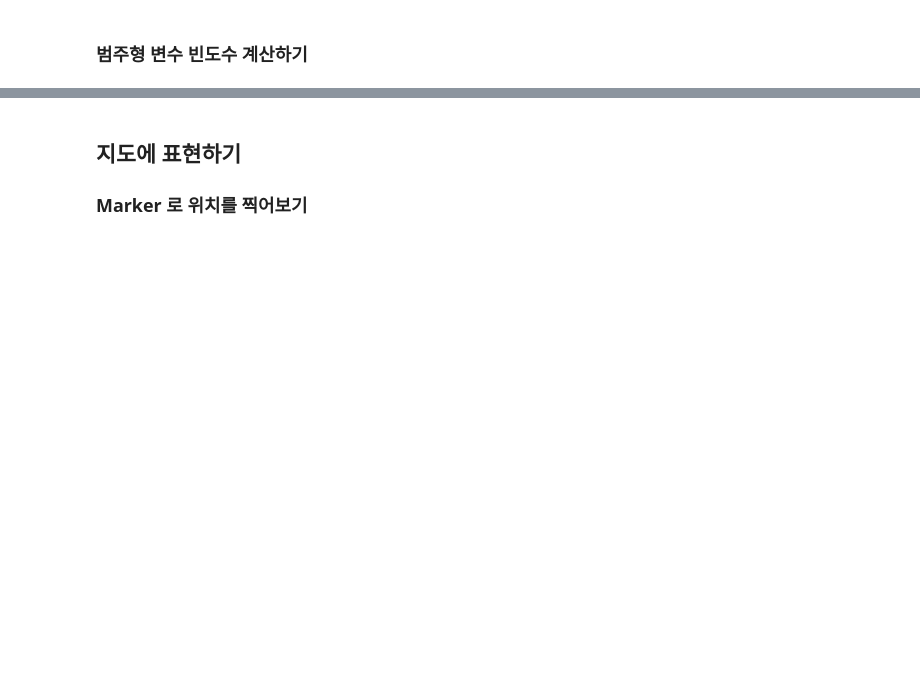
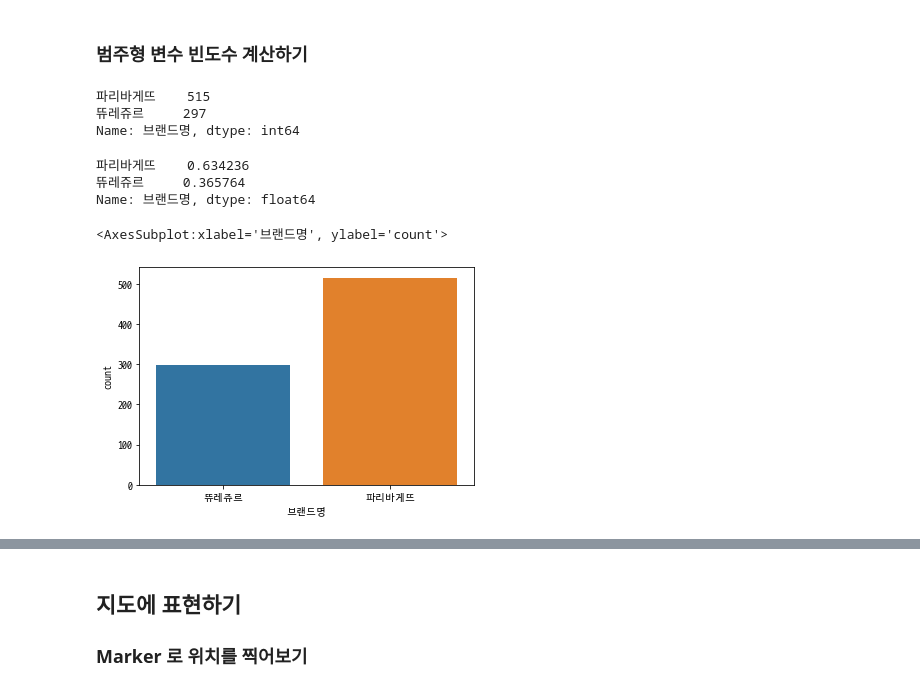
Before and after one commit to jinkyungpark/python_science, a Jupyter notebook: 실전예제/03-franchise-eda-input.ipynb, the cells around one changed output, grey strips where cells are left out. Cells and saved outputs as stored; diff of their text form; code cells hidden in the pictures; blank space fills up the shorter version.

```diff
--- a/실전예제/03-franchise-eda-input.ipynb
+++ b/실전예제/03-franchise-eda-input.ipynb
@@ -592,2 +656,4 @@ m
 # %%
 # "상권업종대분류명"이 "학문/교육"이 아닌 것만 가져옵니다.
+df_bread = df_bread[~df_bread["상권업종대분류명"].isin(["학문/교육"])].copy()
+df_bread
@@ -596,2 +695,5 @@ m
 # %%
 # 상호명이 '파스쿠찌|잠바주스'가 아닌 것만 가져오세요.
+print(df_bread.shape)
+df_bread = df_bread[~df_bread["상호명"].str.contains("파스쿠찌|잠바주스")].copy()
+print(df_bread.shape)
@@ -598,2 +703,5 @@ m
 # %%
 # 브랜드명 컬럼을 만듭니다. "파리바게뜨" 에 해당되는 데이터에 대한 값을 채워줍니다.
+
+df_bread.loc[df_bread["상호명"].str.contains("파리바게"), "브랜드명"] = "파리바게뜨"
+df_bread[["상호명","브랜드명"]].head()
@@ -600,2 +715,5 @@ m
 # %%
 # 브랜드명 컬럼의 결측치는 "뚜레쥬르" 이기 때문에 fillna 를 사용해서 값을 채웁니다.
+
+df_bread["브랜드명"] = df_bread["브랜드명"].fillna("뜌레쥬르")
+df_bread[["상호명","브랜드명"]].head()
@@ -603,7 +728,23 @@ m
 ### 범주형 변수 빈도수 계산하기
 # %%
 # 브랜드명의 빈도수를 봅니다.
+df_bread["브랜드명"].value_counts()
+# %% [output]
+파리바게뜨    515
+뜌레쥬르     297
+Name: 브랜드명, dtype: int64
+# %%
+# 비율로 보기
+df_bread["브랜드명"].value_counts(normalize=True)
+# %% [output]
+파리바게뜨    0.634236
+뜌레쥬르     0.365764
+Name: 브랜드명, dtype: float64
 # %%
 # countplot 으로 브랜드명을 그려봅니다.
+sns.countplot(data=df_bread, x="브랜드명")
+# %% [output]
+<AxesSubplot:xlabel='브랜드명', ylabel='count'>
+[figure, added]
 # %%
 # 시군구별로 브랜드명의 빈도수 차이를 비교합니다.
```
Also changed, not shown: parts of 28 cells of this notebook, 3 other files.
